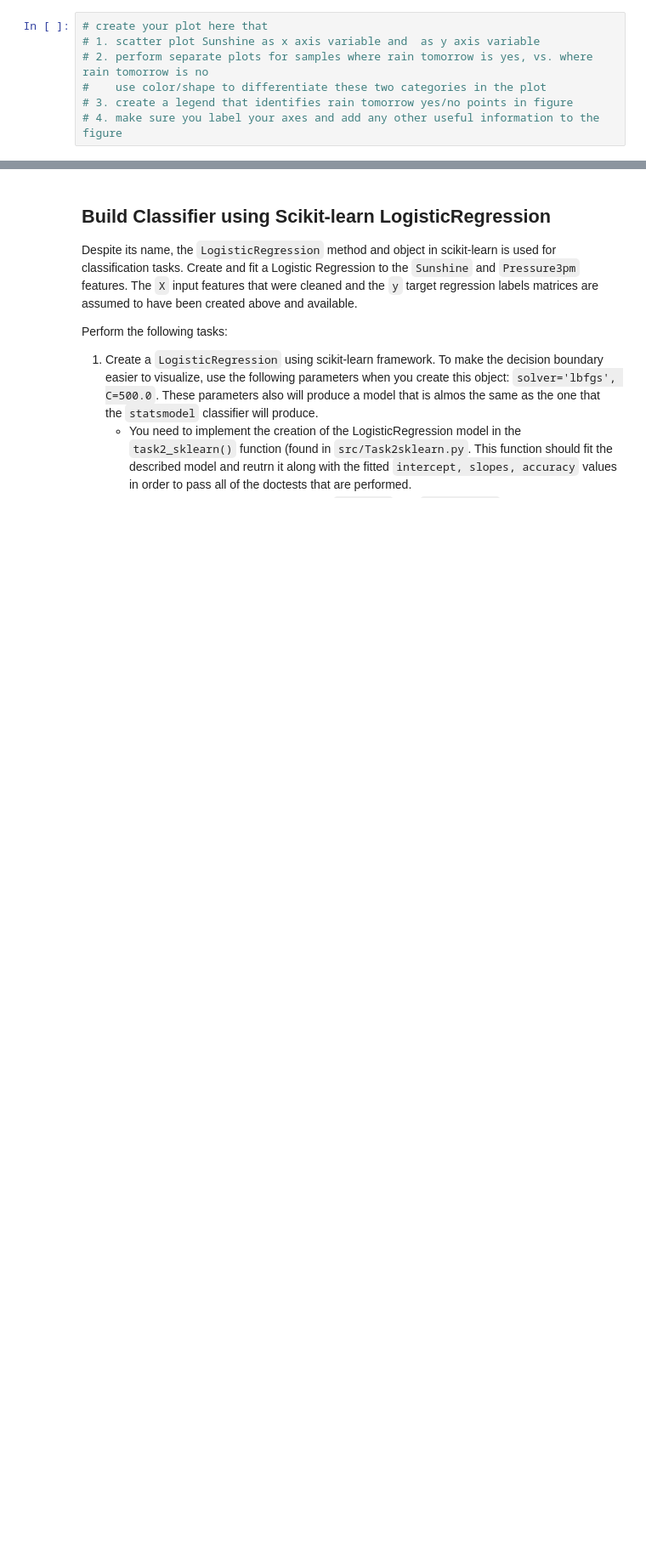
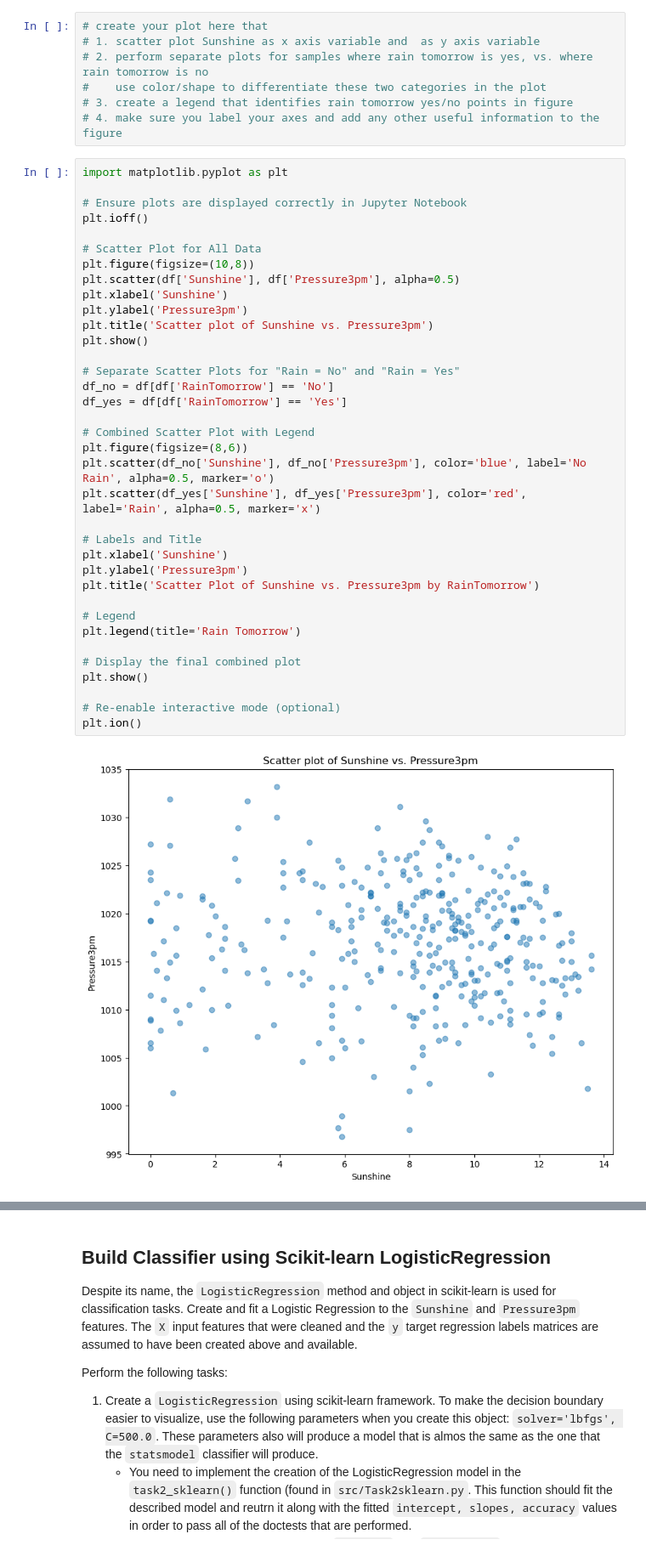
Before and after one commit to masteraitamuc/ass02, a Jupyter notebook: notebooks/Assg-02-Scikit-Learn-statsmodel.ipynb, the cells around one changed output, grey strips where cells are left out. Shown at 85% size. Cells and saved outputs as stored; diff of their text form; blank space fills up the shorter version.

```diff
--- a/notebooks/Assg-02-Scikit-Learn-statsmodel.ipynb
+++ b/notebooks/Assg-02-Scikit-Learn-statsmodel.ipynb
@@ -473,3 +657,41 @@ the rain tomorrow binary label.  First of all lets visualize the task.  Create a
 #    use color/shape to differentiate these two categories in the plot
 # 3. create a legend that identifies rain tomorrow yes/no points in figure
 # 4. make sure you label your axes and add any other useful information to the figure
+# %%
+import matplotlib.pyplot as plt
+
+# Ensure plots are displayed correctly in Jupyter Notebook
+plt.ioff()
+
+# Scatter Plot for All Data
+plt.figure(figsize=(10,8))
+plt.scatter(df['Sunshine'], df['Pressure3pm'], alpha=0.5)
+plt.xlabel('Sunshine')
+plt.ylabel('Pressure3pm')
+plt.title('Scatter plot of Sunshine vs. Pressure3pm')
+plt.show()
+
+# Separate Scatter Plots for "Rain = No" and "Rain = Yes"
+df_no = df[df['RainTomorrow'] == 'No']
+df_yes = df[df['RainTomorrow'] == 'Yes']
+
+# Combined Scatter Plot with Legend
+plt.figure(figsize=(8,6))
+plt.scatter(df_no['Sunshine'], df_no['Pressure3pm'], color='blue', label='No Rain', alpha=0.5, marker='o')
+plt.scatter(df_yes['Sunshine'], df_yes['Pressure3pm'], color='red', label='Rain', alpha=0.5, marker='x')
+
+# Labels and Title
+plt.xlabel('Sunshine')
+plt.ylabel('Pressure3pm')
+plt.title('Scatter Plot of Sunshine vs. Pressure3pm by RainTomorrow')
+
+# Legend
+plt.legend(title='Rain Tomorrow')
+
+# Display the final combined plot
+plt.show()
+
+# Re-enable interactive mode (optional)
+plt.ion()
+# %% [output]
+[figure, added]
```
Also changed, not shown: parts of 41 cells of this notebook, 2 other files.
